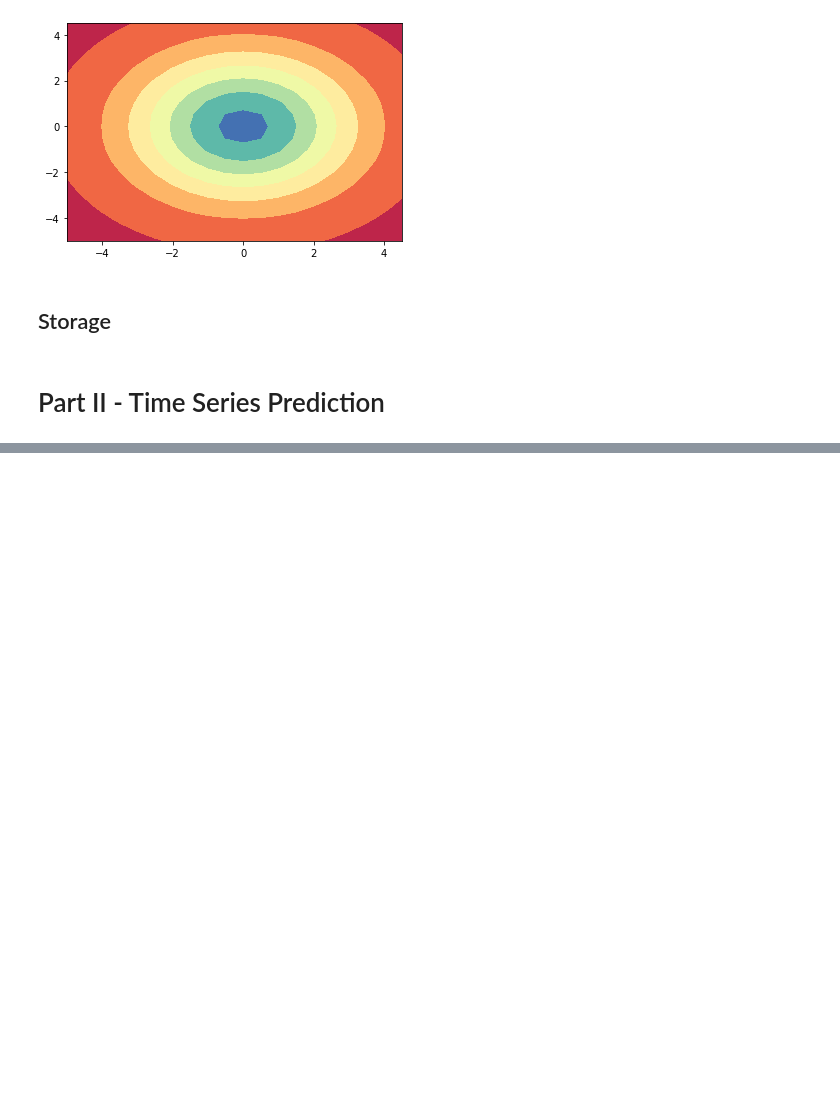
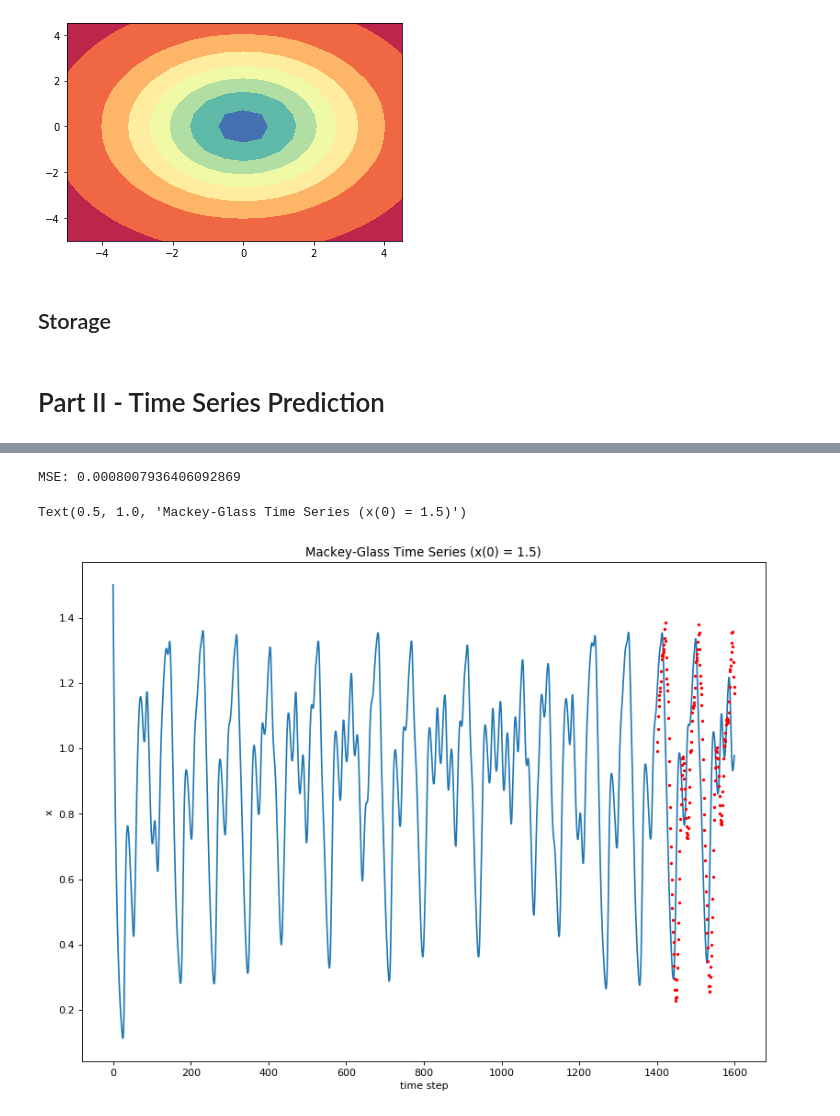
Before and after one commit to griiak/ANN-Assignment1-GS, a Jupyter notebook: A1/A1Part1.ipynb, the cells around one changed output, grey strips where cells are left out. Saved outputs shown, nothing was run; the diff lists cells and outputs as text; code cells hidden in the pictures; blank space fills up the shorter version.

```diff
--- a/A1/A1Part1.ipynb
+++ b/A1/A1Part1.ipynb
@@ -718,0 +756,15 @@ Epoch 100/100
+# %%
+predictions = model.predict(test_set, verbose=0)
+print("MSE:",mse(test_labels,predictions))
+
+
+figure(num=None, figsize=(12, 9), dpi=80, facecolor='w', edgecolor='k')
+plt.plot(x)
+plt.plot(range(1400,1600),predictions,'ro',markersize=2)
+plt.xlabel("time step")
+plt.ylabel("x")
+plt.title("Mackey-Glass Time Series (x(0) = 1.5)")
+# %% [output]
+MSE: 0.0008007936406092869
+Text(0.5, 1.0, 'Mackey-Glass Time Series (x(0) = 1.5)')
+[figure, added]
```
Also changed, not shown: parts of 13 cells of this notebook.
